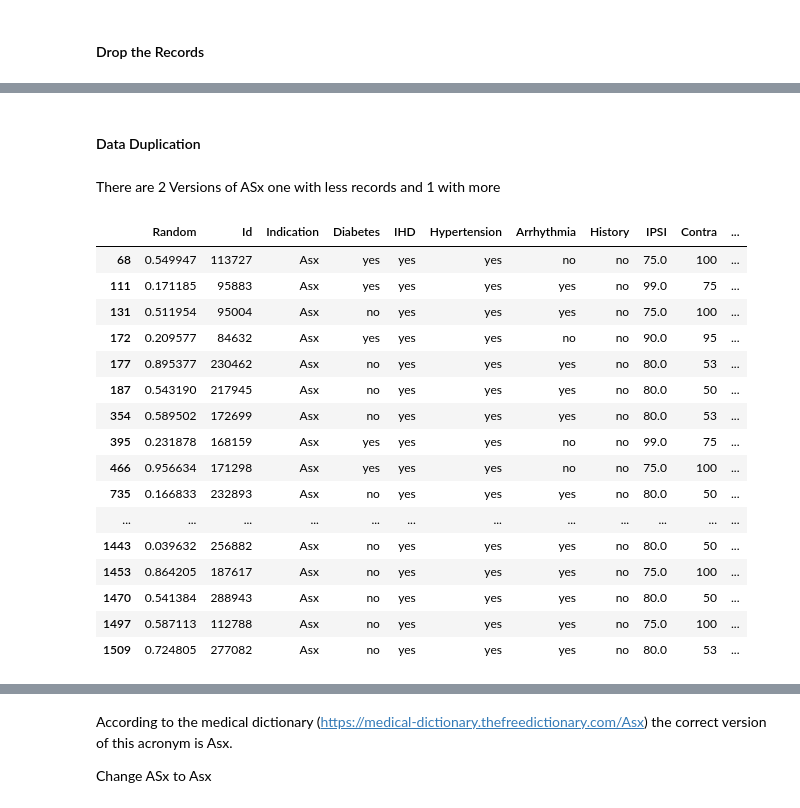
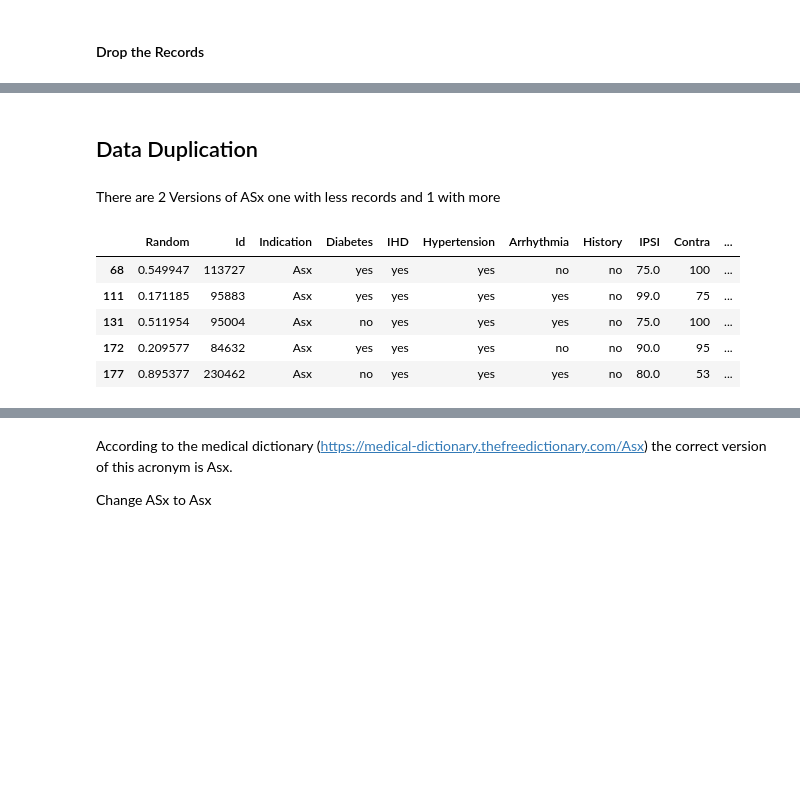
Before and after one commit to JamesDun2866/Data-Mining, a Jupyter notebook: ACW/ ACW.ipynb, the cells around one changed output, grey strips where cells are left out. Saved outputs shown, nothing was run; the diff lists cells and outputs as text; code cells hidden in the pictures; blank space fills up the shorter version.

Commit message:
Data Visualisation

```diff
--- a/ACW/ ACW.ipynb
+++ b/ACW/ ACW.ipynb
@@ -156,25 +152,14 @@ MedicalRecordsWorkingCopy
 # %% [markdown]
-#### Data Duplication
+## Data Duplication
 # %% [markdown]
 There are 2 Versions of ASx one with less records and 1 with more
 # %%
-MedicalRecordsWorkingCopy[MedicalRecordsWorkingCopy['Indication']=="Asx"]
+MedicalRecordsWorkingCopy[MedicalRecordsWorkingCopy['Indication']=="Asx"].head()
 # %% [output]
 |  | Random | Id | Indication | Diabetes | IHD | Hypertension | Arrhythmia | History | IPSI | Contra | ... |
 | 68 | 0.549947 | 113727 | Asx | yes | yes | yes | no | no | 75.0 | 100 | ... |
 | 111 | 0.171185 | 95883 | Asx | yes | yes | yes | yes | no | 99.0 | 75 | ... |
 | 131 | 0.511954 | 95004 | Asx | no | yes | yes | yes | no | 75.0 | 100 | ... |
 | 172 | 0.209577 | 84632 | Asx | yes | yes | yes | no | no | 90.0 | 95 | ... |
 | 177 | 0.895377 | 230462 | Asx | no | yes | yes | yes | no | 80.0 | 53 | ... |
-| 187 | 0.543190 | 217945 | Asx | no | yes | yes | yes | no | 80.0 | 50 | ... |
-| 354 | 0.589502 | 172699 | Asx | no | yes | yes | yes | no | 80.0 | 53 | ... |
-| 395 | 0.231878 | 168159 | Asx | yes | yes | yes | no | no | 99.0 | 75 | ... |
-| 466 | 0.956634 | 171298 | Asx | yes | yes | yes | no | no | 75.0 | 100 | ... |
-| 735 | 0.166833 | 232893 | Asx | no | yes | yes | yes | no | 80.0 | 50 | ... |
-| ... | ... | ... | ... | ... | ... | ... | ... | ... | ... | ... | ... |
-| 1443 | 0.039632 | 256882 | Asx | no | yes | yes | yes | no | 80.0 | 50 | ... |
-| 1453 | 0.864205 | 187617 | Asx | no | yes | yes | yes | no | 75.0 | 100 | ... |
-| 1470 | 0.541384 | 288943 | Asx | no | yes | yes | yes | no | 80.0 | 50 | ... |
-| 1497 | 0.587113 | 112788 | Asx | no | yes | yes | yes | no | 75.0 | 100 | ... |
-| 1509 | 0.724805 | 277082 | Asx | no | yes | yes | yes | no | 80.0 | 53 | ... |
 # %%
```
Also changed, not shown: parts of 44 cells of this notebook, 1 other file.
